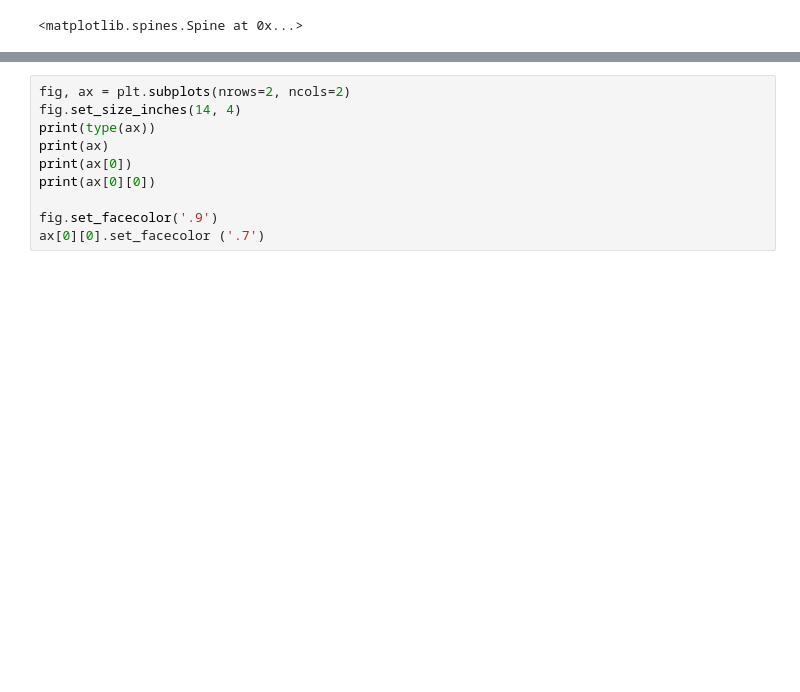
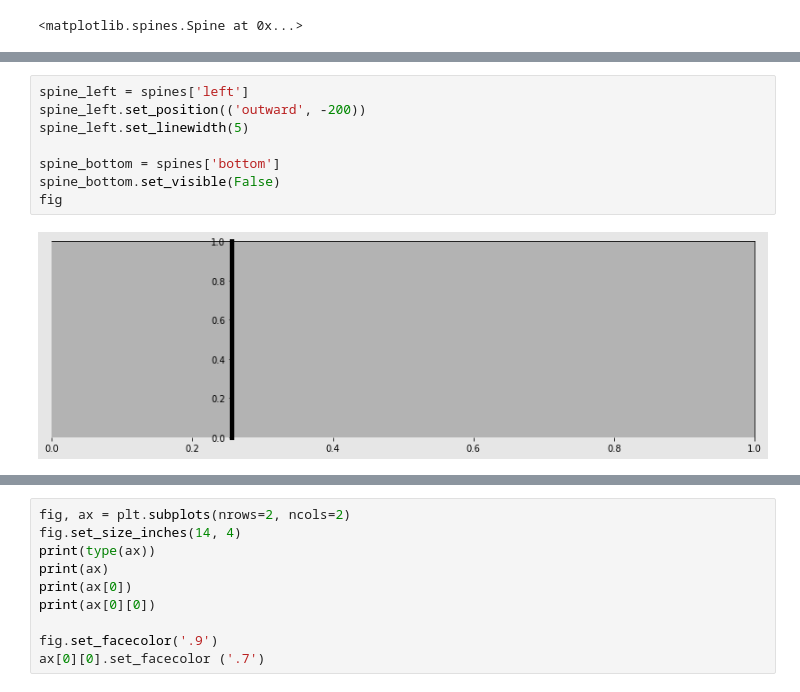
Before and after one commit to son50git/PKT_004_Visualizaiton_PY_MTL, a Jupyter notebook: PKT_004_Rework_01.ipynb, the cells around one changed output, grey strips where cells are left out. Drawn from its saved outputs; the diff is of its cells as text; blank space fills up the shorter version.

```diff
--- a/PKT_004_Rework_01.ipynb
+++ b/PKT_004_Rework_01.ipynb
@@ -193,0 +214,10 @@ fig
+# %%
+spine_left = spines['left']
+spine_left.set_position(('outward', -200))
+spine_left.set_linewidth(5)
+
+spine_bottom = spines['bottom']
+spine_bottom.set_visible(False)
+fig
+# %% [output]
+[figure, added]
```
Also changed, not shown: parts of 11 cells of this notebook.
